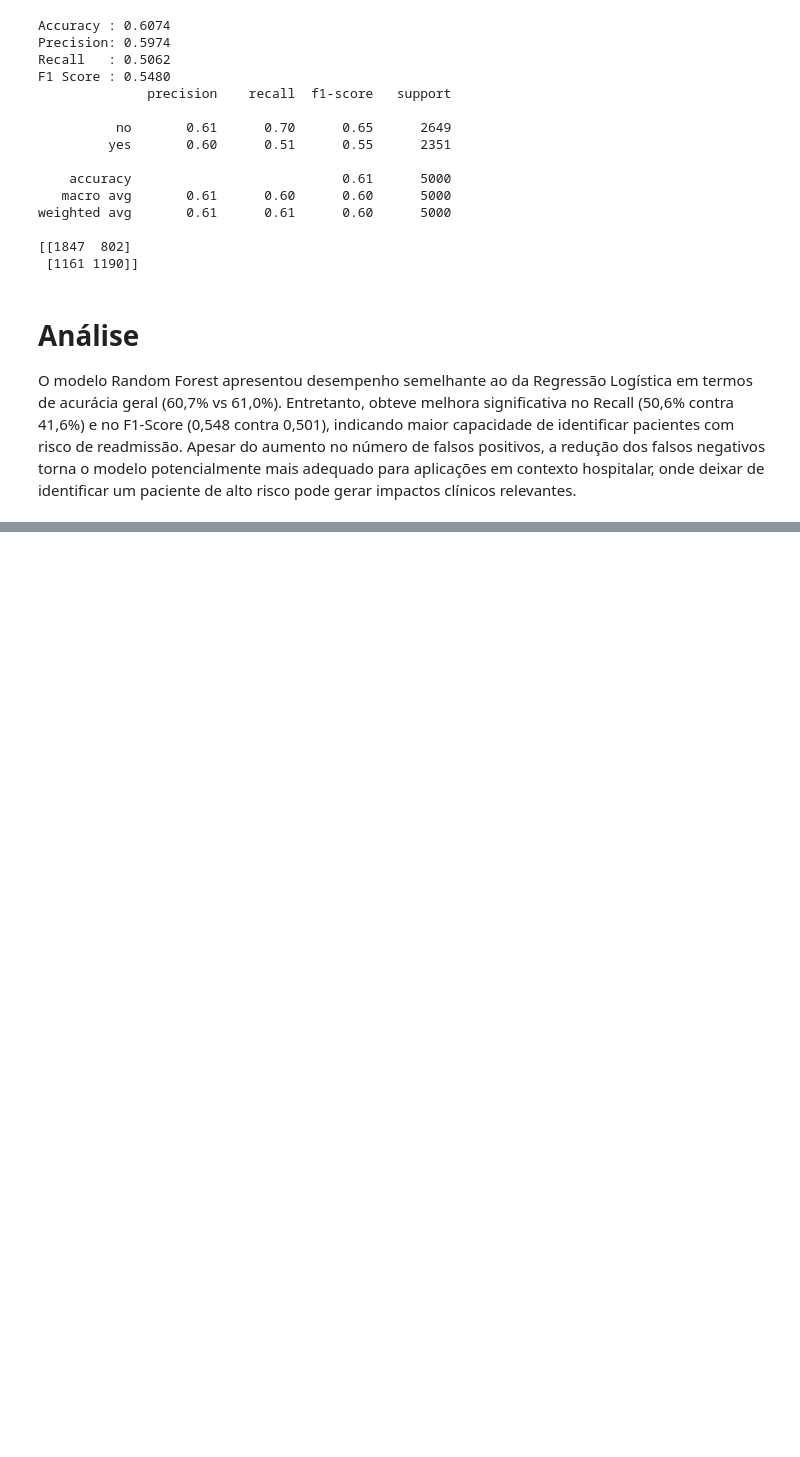
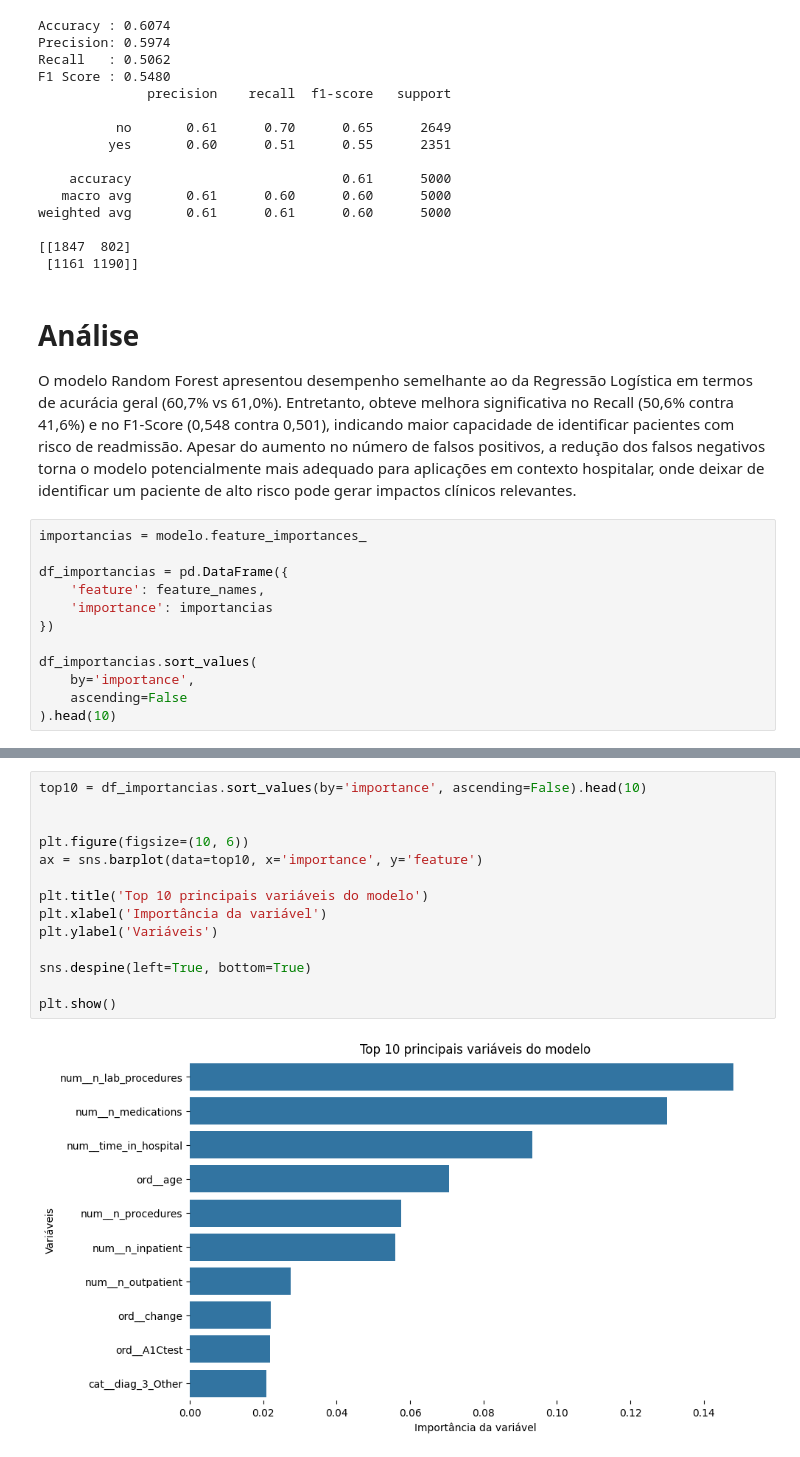
Before and after one commit to Lobato2310/datascience_playground, a Jupyter notebook: hospital_readmission_prediction/notebooks/02_data_preparation.ipynb, the cells around one changed output, grey strips where cells are left out. Cells and saved outputs as stored; diff of their text form; blank space fills up the shorter version.

```diff
--- a/hospital_readmission_prediction/notebooks/02_data_preparation.ipynb
+++ b/hospital_readmission_prediction/notebooks/02_data_preparation.ipynb
@@ -329,3 +329,15 @@ weighted avg       0.61      0.61      0.60      5000
 # %% [markdown]
 # Análise
 O modelo Random Forest apresentou desempenho semelhante ao da Regressão Logística em termos de acurácia geral (60,7% vs 61,0%). Entretanto, obteve melhora significativa no Recall (50,6% contra 41,6%) e no F1-Score (0,548 contra 0,501), indicando maior capacidade de identificar pacientes com risco de readmissão. Apesar do aumento no número de falsos positivos, a redução dos falsos negativos torna o modelo potencialmente mais adequado para aplicações em contexto hospitalar, onde deixar de identificar um paciente de alto risco pode gerar impactos clínicos relevantes.
+# %%
+importancias = modelo.feature_importances_
+
+df_importancias = pd.DataFrame({
+    'feature': feature_names,
+    'importance': importancias
+})
+
+df_importancias.sort_values(
+    by='importance',
+    ascending=False
+).head(10)
@@ -331,0 +356,16 @@ O modelo Random Forest apresentou desempenho semelhante ao da Regressão Logíst
+# %%
+top10 = df_importancias.sort_values(by='importance', ascending=False).head(10)
+
+
+plt.figure(figsize=(10, 6))
+ax = sns.barplot(data=top10, x='importance', y='feature')
+
+plt.title('Top 10 principais variáveis do modelo')
+plt.xlabel('Importância da variável')
+plt.ylabel('Variáveis')
+
+sns.despine(left=True, bottom=True)
+
+plt.show()
+# %% [output]
+[figure, added]
```
Also changed, not shown: parts of 4 cells of this notebook, 1 other file.
